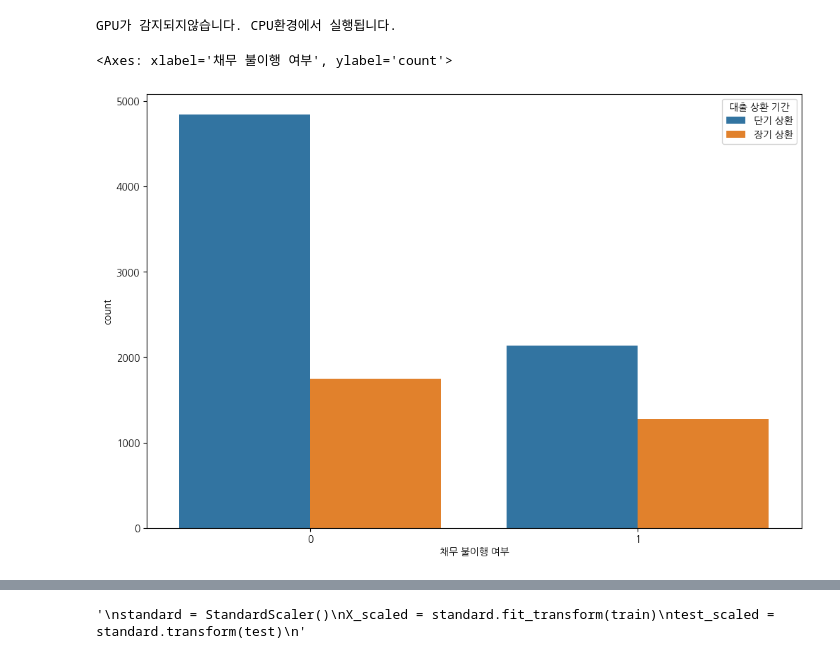
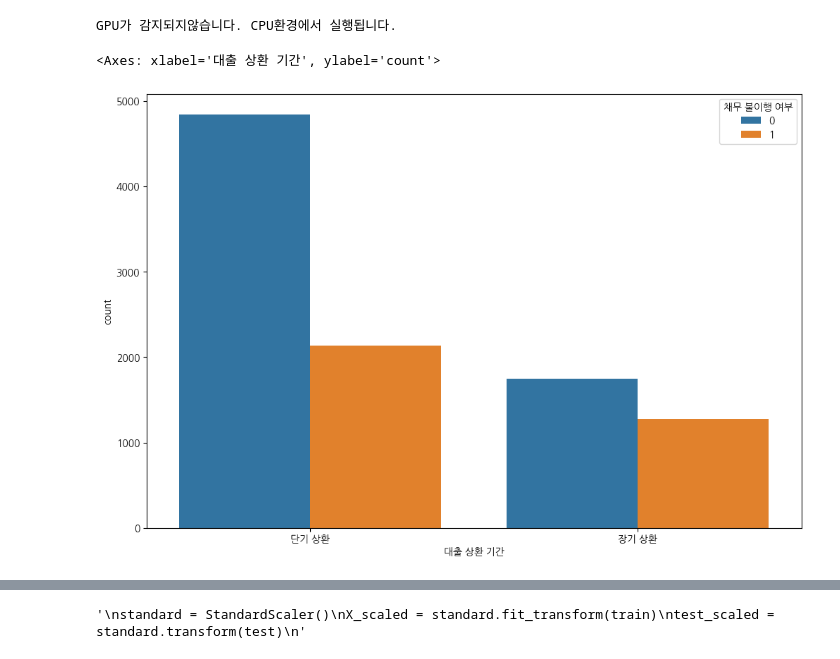
Before and after one commit to yunjun0914/dacon, a Jupyter notebook: 채무불이행 여부/채무불이행_boxcox변환.ipynb, the cells around one changed output, grey strips where cells are left out. Drawn from its saved outputs; the diff is of its cells as text; code cells hidden in the pictures.

```diff
--- a/채무불이행 여부/채무불이행_boxcox변환.ipynb
+++ b/채무불이행 여부/채무불이행_boxcox변환.ipynb
@@ -28,11 +28,12 @@ test_path = os.path.join(file_path, "데이터셋", "test.csv")
 train_df = pd.read_csv(train_path)
 test_df = pd.read_csv(test_path)
 # %%
+plt.rc("font", family = "NanumGothic")
 plt.figure(figsize = (12,8))
-sns.countplot(x = "채무 불이행 여부", hue = "대출 상환 기간", data = train_df)
+sns.countplot(x = "대출 상환 기간", hue = "채무 불이행 여부", data = train_df)
 # %% [output]
-<Axes: xlabel='채무 불이행 여부', ylabel='count'>
+<Axes: xlabel='대출 상환 기간', ylabel='count'>
-[figure, old version]
+[figure, new version]
 # %%
 def preprocess(df):
     df = df.copy()
```
Also changed, not shown: parts of 14 cells of this notebook, 3 other files.
